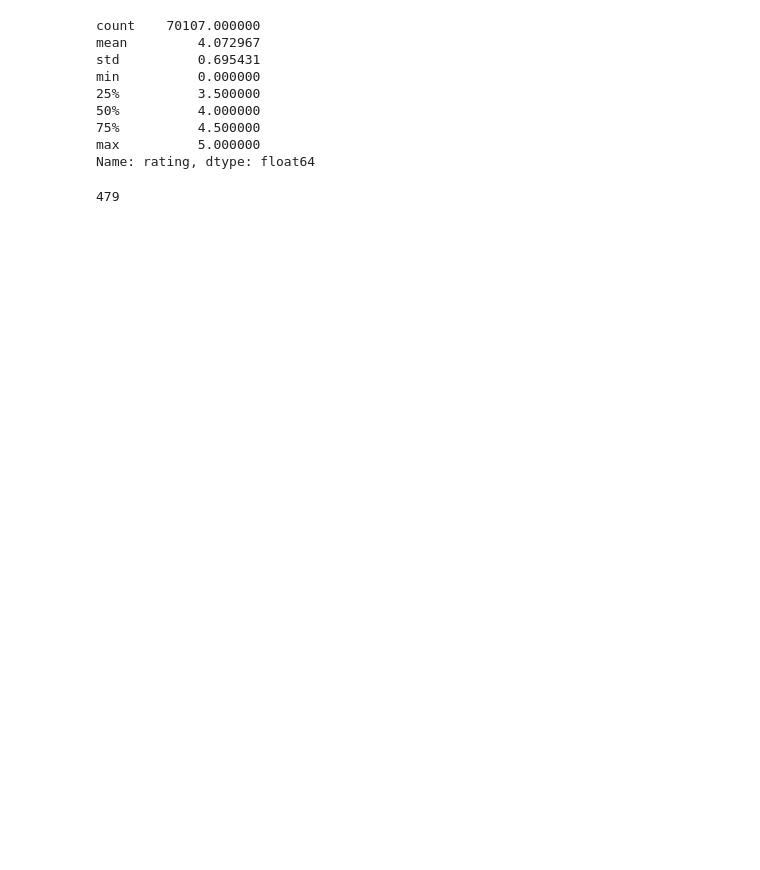
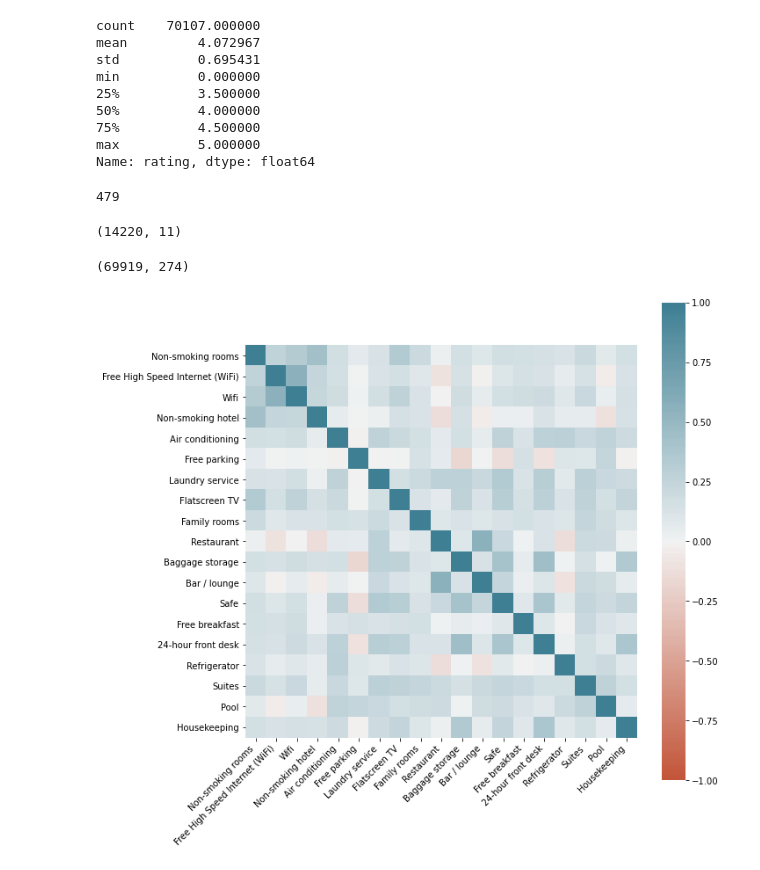
Before and after one commit to Ammar0ah/Itinerary-planning-system, a Jupyter notebook: data_scripts/dataAnalysis.ipynb, the cells around one changed output. Cells and saved outputs as stored; diff of their text form; code cells hidden in the pictures; blank space fills up the shorter version.

```diff
--- a/data_scripts/dataAnalysis.ipynb
+++ b/data_scripts/dataAnalysis.ipynb
@@ -225,0 +270,7 @@ len(features)
+# %%
+features_array = extract_features(amenities, features)
+features_df = pd.DataFrame(features_array,columns= features)
+# %%
+from sklearn.preprocessing import LabelEncoder
+le = LabelEncoder()
+features_df['country'] = le.fit_transform(df['country'])
@@ -225,0 +279,30 @@ len(features)
+# %%
+missing_region.shape
+# %% [output]
+(14220, 11)
+# %%
+import re
+small_features_df = features_df.drop([v for v in features_df.columns.values if re.search(r'amenity', v)], axis=1)
+small_features_df.shape
+# %% [output]
+(69919, 274)
+# %%
+columns = small_features_df.sum(axis=0).sort_values(ascending=False).index[:20]
+columns = columns.drop('country')
+# %%
+corr = small_features_df[columns].corr()
+fig, ax = plt.subplots(figsize=(10, 10))
+sns.heatmap(
+    corr,
+    ax=ax,
+    vmin=-1, vmax=1, center=0,
+    cmap=sns.diverging_palette(20, 220, n=200),
+    square=True
+)
+ax.set_xticklabels(
+    ax.get_xticklabels(),
+    rotation=45,
+    horizontalalignment='right'
+);
+# %% [output]
+[figure, added]
```
Also changed, not shown: parts of 32 cells of this notebook.
